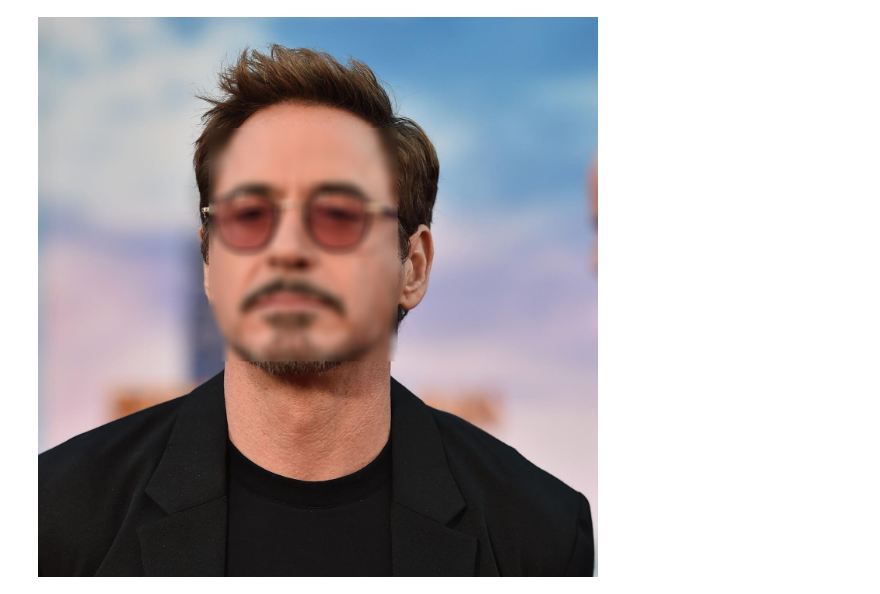
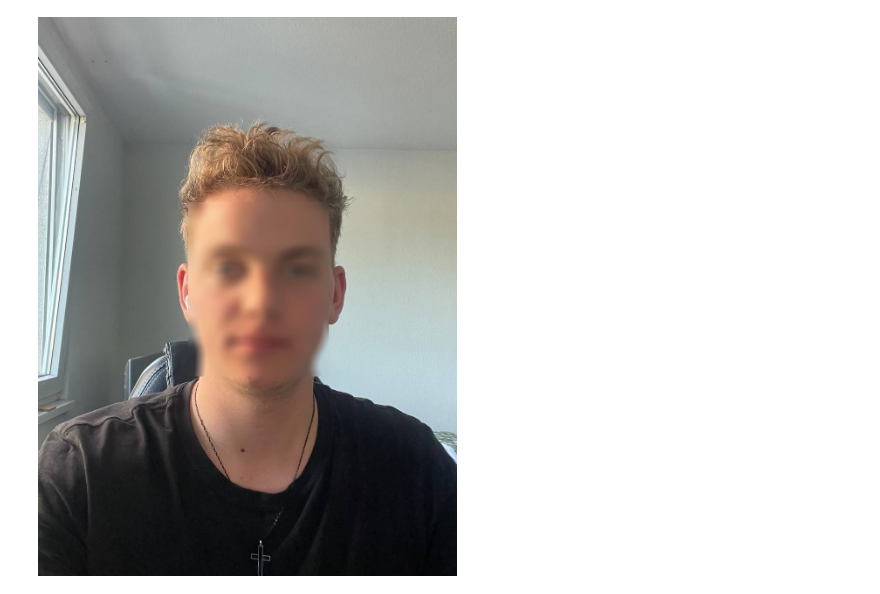
Before and after one commit to LWaetzig/voila, a Jupyter notebook: notebooks/face_reco.ipynb, the cells around one changed output. Cells and saved outputs as stored; diff of their text form; code cells hidden in the pictures.

```diff
--- a/notebooks/face_reco.ipynb
+++ b/notebooks/face_reco.ipynb
@@ -9,3 +21,6 @@ INPUT_IMAGE = "data/image.jpg"
+# %%
+detected_image = f"{input_image.value.split('/')[0]}/detected_{input_image.value.split('/')[-1]}"
+blurred_image = f"{input_image.value.split('/')[0]}/blurred_{input_image.value.split('/')[-1]}"
 # %%
 button = widgets.Button(description='detect faces')
 display(button)
@@ -29,6 +50,6 @@ button.on_click(functools.partial(button_blur , rs_ = INPUT_IMAGE))
 # %% [output]
 [interactive output not drawn]
 # %%
-Image(filename = "data/blurred_image.jpg")
+Image(filename = blurred_image)
 # %% [output]
-[figure, old version]
+[figure, new version]
```
Also changed, not shown: parts of 5 cells of this notebook.
